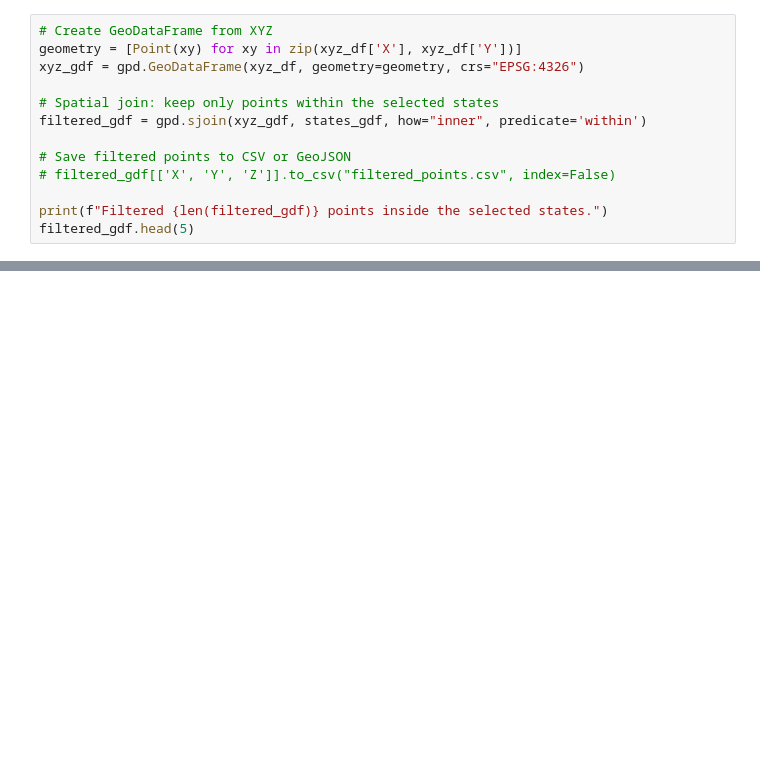
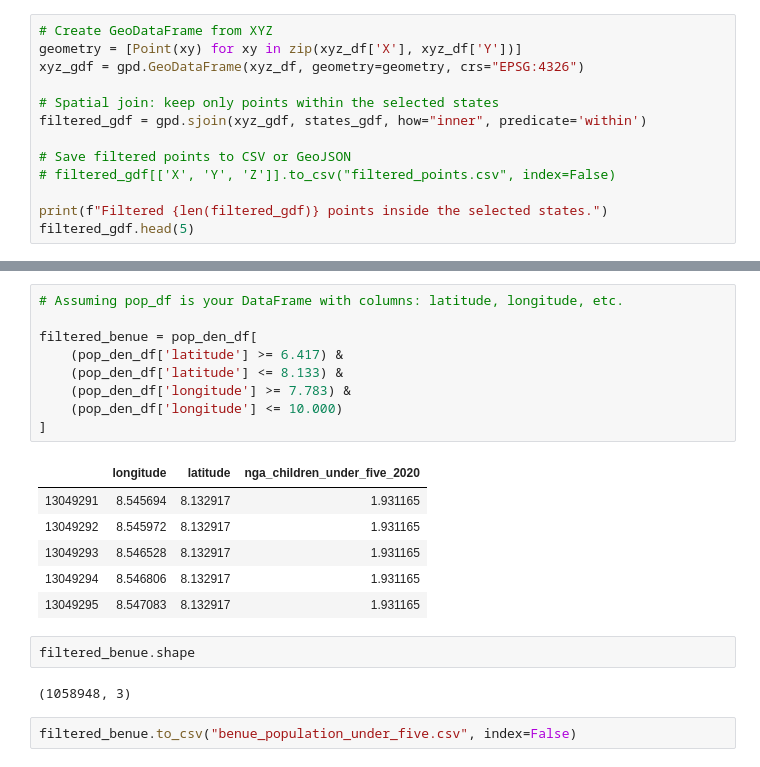
Before and after one commit to guipsamora/notify_health_2, a Jupyter notebook: notify_health.ipynb, the cells around one changed output, grey strips where cells are left out. Drawn from its saved outputs; the diff is of its cells as text; blank space fills up the shorter version.

```diff
--- a/notify_health.ipynb
+++ b/notify_health.ipynb
@@ -49,0 +128,22 @@ filtered_gdf.head(5)
+# %%
+# Assuming pop_df is your DataFrame with columns: latitude, longitude, etc.
+
+filtered_benue = pop_den_df[
+    (pop_den_df['latitude'] >= 6.417) &
+    (pop_den_df['latitude'] <= 8.133) &
+    (pop_den_df['longitude'] >= 7.783) &
+    (pop_den_df['longitude'] <= 10.000)
+]
+# %% [output]
+|  | longitude | latitude | nga_children_under_five_2020 |
+| 13049291 | 8.545694 | 8.132917 | 1.931165 |
+| 13049292 | 8.545972 | 8.132917 | 1.931165 |
+| 13049293 | 8.546528 | 8.132917 | 1.931165 |
+| 13049294 | 8.546806 | 8.132917 | 1.931165 |
+| 13049295 | 8.547083 | 8.132917 | 1.931165 |
+# %%
+filtered_benue.shape
+# %% [output]
+(1058948, 3)
+# %%
+filtered_benue.to_csv("benue_population_under_five.csv", index=False)
```
Also changed, not shown: parts of 11 cells of this notebook, 4 other files.
